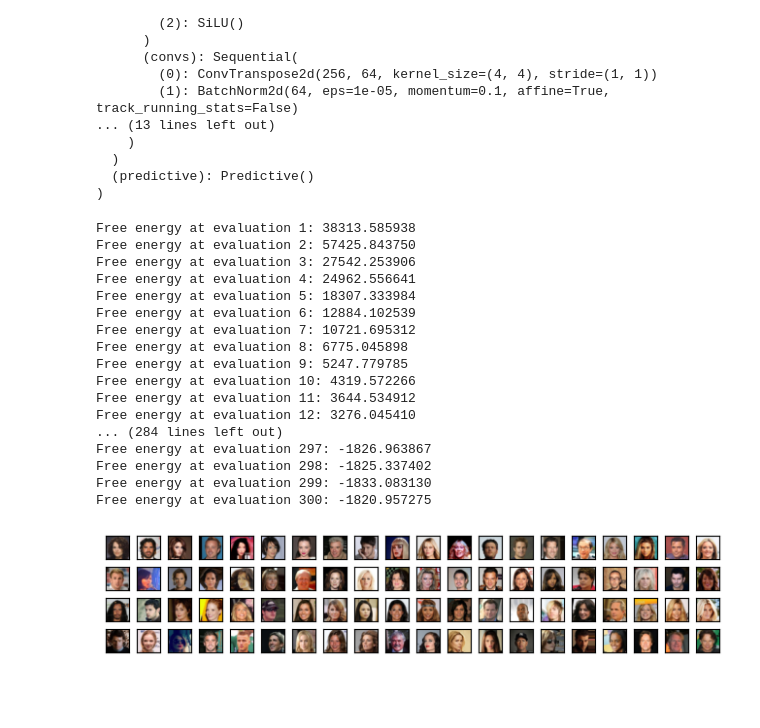
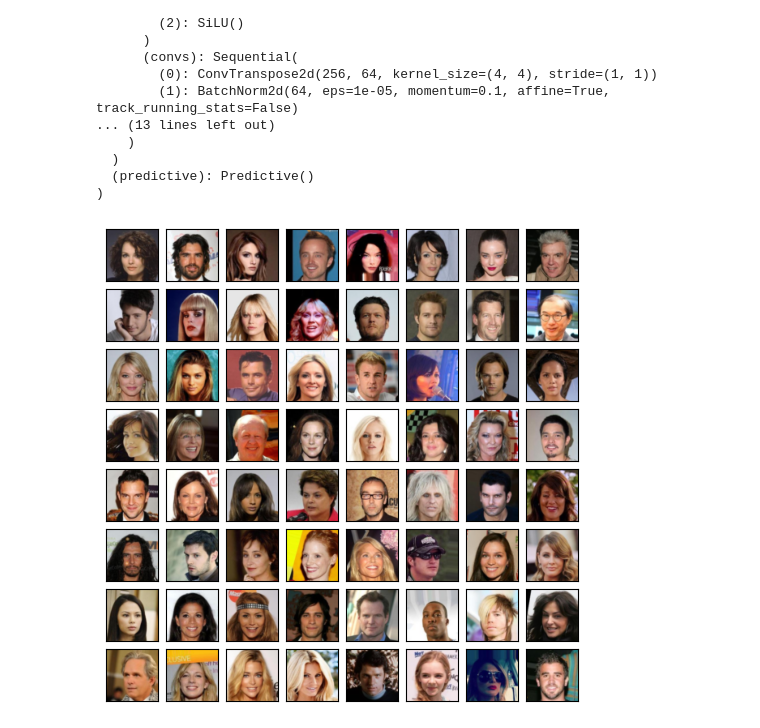
Before and after one commit to esennesh/dcpc_paper, a Jupyter notebook: experiments/ppc_celeba_eval.ipynb, the cells around one changed output. Cells and saved outputs as stored; diff of their text form; code cells hidden in the pictures; blank space fills up the shorter version.

Commit message:
experiments/ppc_celeba_eval: evaluate with batch-size 64, new FID code
Signed-off-by: Eli Sennesh <eli.sennesh@vanderbilt.edu>

```diff
--- a/experiments/ppc_celeba_eval.ipynb
+++ b/experiments/ppc_celeba_eval.ipynb
@@ -29,5 +29,5 @@ HPU available: False, using: 0 HPUs
 # %%
 logger = config.get_logger('valid')
 # %%
-trainer.fit(model, data, ckpt_path="saved/models/Heteroskedastic_CelebA_Ppc/0724_015002/checkpoint_2099.ckpt")
+trainer.fit(model, data, ckpt_path="saved/models/Heteroskedastic_CelebA_Ppc/0726_232719/checkpoint_3999.ckpt")
 # %% [output]
@@ -81,49 +81,31 @@ xs, _, indices = list(data.val_dataloader())[0]
 xs = xs.to(model.device)
 model._load_particles(indices, False)
 # %%
-with model.graph.condition(X=xs) as joint:
-    for i in range(299):
-        trace, log_weight = joint(B=len(xs), lr=8e-4, P=model.num_particles)
-        logger.info("Free energy at evaluation %d: %f" % (i+1, -log_weight.mean()))
-        del trace
-        del log_weight
-    _, log_weight = joint(B=len(xs), lr=8e-4, P=model.num_particles)
-logger.info("Free energy at evaluation 300: %f" % -log_weight.mean())
-del log_weight
+# with model.graph.condition(X=xs) as joint:
+#     for i in range(299):
+#         trace, log_weight = joint(B=len(xs), lr=8e-4, P=model.num_particles)
+#         logger.info("Free energy at evaluation %d: %f" % (i+1, -log_weight.mean()))
+#         del trace
+#         del log_weight
+#     _, log_weight = joint(B=len(xs), lr=8e-4, P=model.num_particles)
+# logger.info("Free energy at evaluation 300: %f" % -log_weight.mean())
+# del log_weight
-# %% [output]
-Free energy at evaluation 1: 38313.585938
-Free energy at evaluation 2: 57425.843750
-Free energy at evaluation 3: 27542.253906
-Free energy at evaluation 4: 24962.556641
-Free energy at evaluation 5: 18307.333984
-Free energy at evaluation 6: 12884.102539
-Free energy at evaluation 7: 10721.695312
-Free energy at evaluation 8: 6775.045898
-Free energy at evaluation 9: 5247.779785
-Free energy at evaluation 10: 4319.572266
-Free energy at evaluation 11: 3644.534912
-Free energy at evaluation 12: 3276.045410
-... (284 lines left out)
-Free energy at evaluation 297: -1826.963867
-Free energy at evaluation 298: -1825.337402
-Free energy at evaluation 299: -1833.083130
-Free energy at evaluation 300: -1820.957275
 # %%
 with model.graph.condition(z=model.graph.nodes['z']['value']) as predictive:
     x_hats = predictive(B=len(xs), mode="prior", P=model.num_particles).mean(dim=0)
 # %%
 import matplotlib.pyplot as plt
 # %%
-fig, axes = plt.subplots(nrows=4, ncols=20, sharex="all", sharey="all", layout="compressed")
+fig, axes = plt.subplots(nrows=8, ncols=8, sharex="all", sharey="all", layout="compressed")
 
-for row in range(4):
-    for col in range(20):
-        orgs = data.reverse_transform(xs[row * 20 + col].detach().cpu()).transpose(0, -1)
+for row in range(8):
+    for col in range(8):
+        orgs = data.reverse_transform(xs[row * 8 + col].detach().cpu()).transpose(0, -1)
         axes[row, col].imshow(orgs)
         axes[row, col].set(xticklabels=[], yticklabels=[], xticks=[], yticks=[])
 
 fig.savefig("ppc_celeba_orgs.pdf", bbox_inches="tight")
 plt.show()
 # %% [output]
-[figure, old version]
+[figure, new version]
 # %%
```
Also changed, not shown: parts of 8 cells of this notebook.
